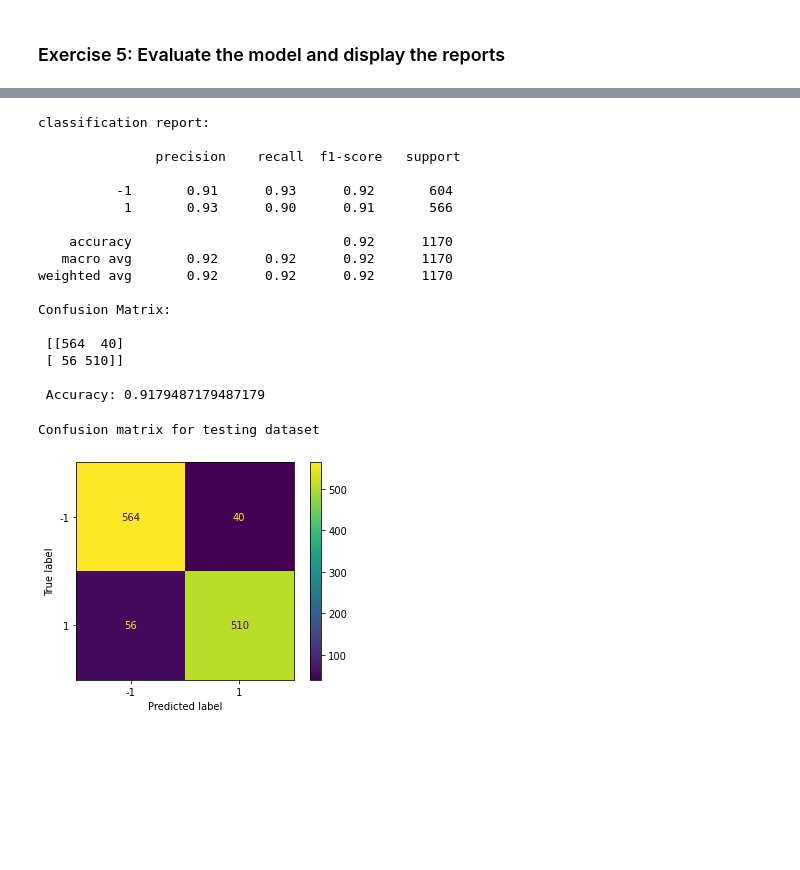
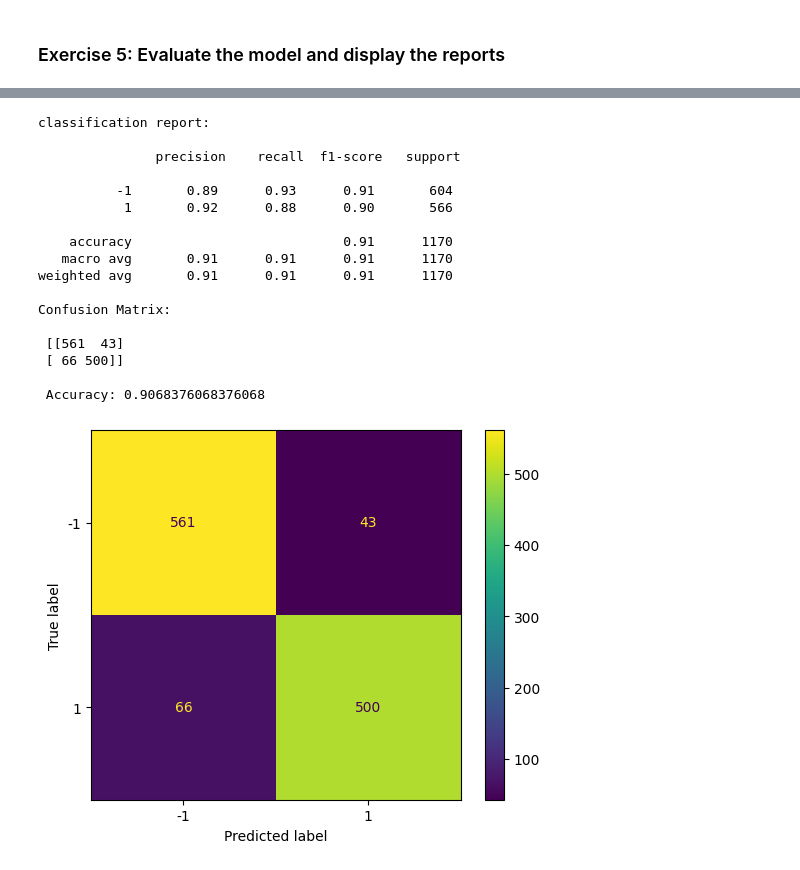
Before and after one commit to alanchow85/AIUP2, a Jupyter notebook: Lab02a_Phishing_Prediction_Exercise(AC).ipynb, the cells around one changed output, grey strips where cells are left out. Cells and saved outputs as stored; diff of their text form; code cells hidden in the pictures; blank space fills up the shorter version.

```diff
--- a/Lab02a_Phishing_Prediction_Exercise(AC).ipynb
+++ b/Lab02a_Phishing_Prediction_Exercise(AC).ipynb
@@ -39,8 +39,8 @@ phishing_dataset.cs 100%[===================>] 835.40K   954KB/s    in 0.9s
 # %%
 # Ex1a: Load the data
-file_name2 = 'phishing_dataset.csv'
+alan_data="phishing_dataset.csv"
 # treat the column 'index' as index column in Pandas dataframe
-df = pd.read_csv(file_name2, index_col='index')
+df = pd.read_csv(alan_data, index_col="index")
 # %% [markdown]
 ### Exercise 2: Preview and process the data
 # %%
@@ -183,6 +183,6 @@ x_train, x_test, y_train, y_test=train_test_split(x, y, shuffle=True, test_size=
 # %%
 # Ex4b: train the model
-model=KNeighborsClassifier(n_neighbors=5)
+model=KNeighborsClassifier(n_neighbors=1)
 model.fit(x_train, y_train)
 # code here
 # %% [output]
@@ -270,34 +264,28 @@ Confusion matrix for training dataset
 # %%
 pred =model.predict(x_test)
 print("classification report:\n\n", classification_report(y_test,pred))
 print('Confusion Matrix: \n\n', confusion_matrix(y_test, pred))
 print('\n Accuracy:', accuracy_score(y_test, pred))
 
-title_options = [("Confusion matrix for testing dataset", None)]
-
-for title, normalize in title_options:
-    disp = plot_confusion_matrix(model, x_test, y_test)
-
-    print(title)
-
+from sklearn.metrics import ConfusionMatrixDisplay
+disp = ConfusionMatrixDisplay.from_predictions(y_test,pred)
 plt.show()
 # %% [output]
 classification report:
 
                precision    recall  f1-score   support
 
-          -1       0.91      0.93      0.92       604
-           1       0.93      0.90      0.91       566
+          -1       0.89      0.93      0.91       604
+           1       0.92      0.88      0.90       566
 
-    accuracy                           0.92      1170
-   macro avg       0.92      0.92      0.92      1170
-weighted avg       0.92      0.92      0.92      1170
+    accuracy                           0.91      1170
+   macro avg       0.91      0.91      0.91      1170
+weighted avg       0.91      0.91      0.91      1170
 
 Confusion Matrix:
 
- [[564  40]
- [ 56 510]]
+ [[561  43]
+ [ 66 500]]
 
- Accuracy: 0.9179487179487179
+ Accuracy: 0.9068376068376068
-Confusion matrix for testing dataset
-[figure, old version]
+[figure, new version]
```
Also changed, not shown: parts of 13 cells of this notebook.
